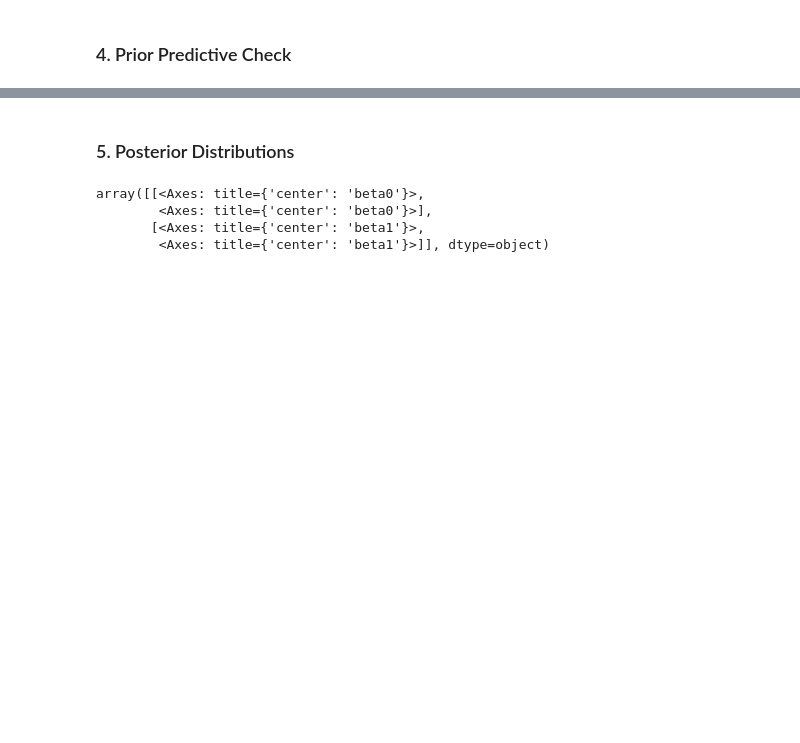
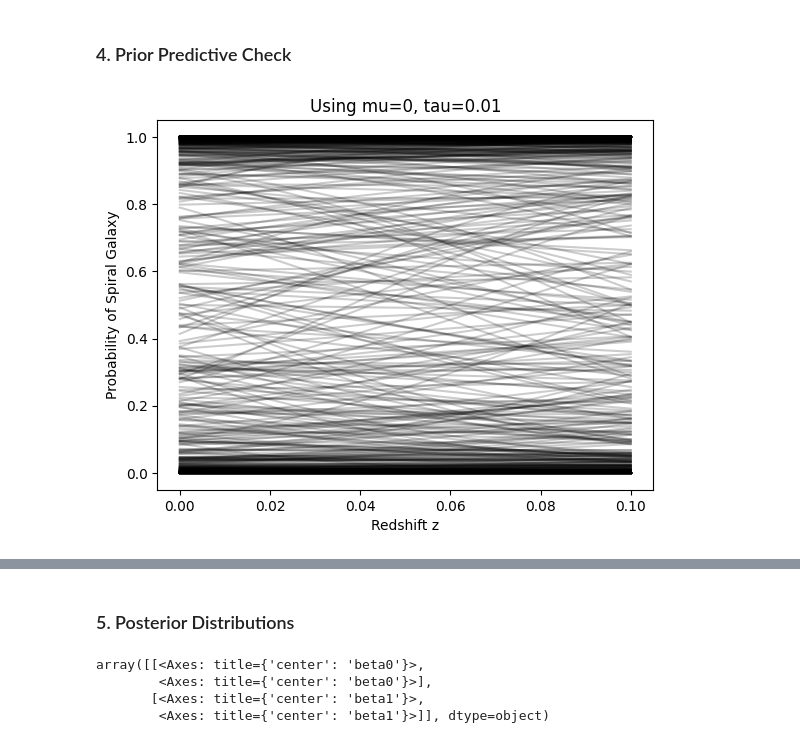
Before and after one commit to erobbtan/AST5731_PROJ2, a Jupyter notebook: Project2.ipynb, the cells around one changed output, grey strips where cells are left out. Saved outputs shown, nothing was run; the diff lists cells and outputs as text; code cells hidden in the pictures; blank space fills up the shorter version.

Commit message:
Prior Pred Check added

```diff
--- a/Project2.ipynb
+++ b/Project2.ipynb
@@ -161,2 +160,19 @@ Inference data with groups:
 # %% [markdown]
 ### 4. Prior Predictive Check
+# %%
+with model:
+  priordata1 = pm.sample_prior_predictive(N_sample)
+# %%
+def graph_prior_results(data, title):
+  x = xr.DataArray(np.linspace(0, 0.1, 50), dims=["plot_dim"])
+  prior = data.prior
+
+  y = 1/(1 + np.exp(- (prior["beta0"] + prior["beta1"] * x)))
+  plt.title(title)
+  plt.ylabel('Probability of Spiral Galaxy')
+  plt.xlabel('Redshift z')
+  plt.plot(x, y.stack(sample=("chain", "draw")), c="k", alpha=0.2)
+# %%
+graph_prior_results(priordata1, 'Using mu=0, tau=0.01')
+# %% [output]
+[figure, added]
```
Also changed, not shown: parts of 11 cells of this notebook.
